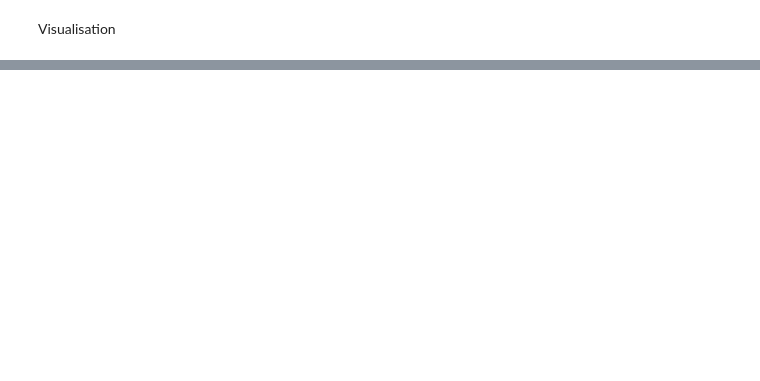
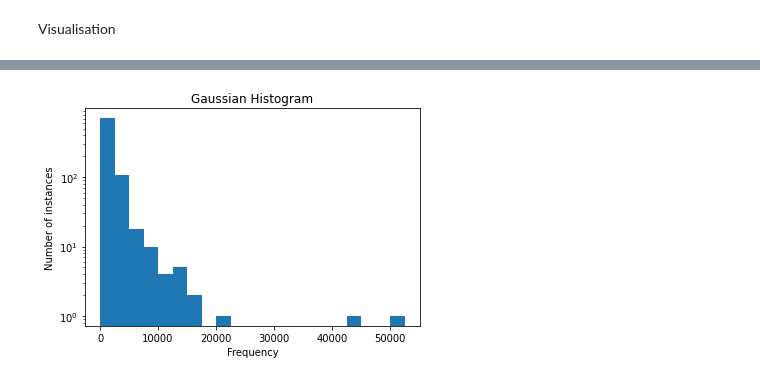
Before and after one commit to asfaqahmedkazi/IMDBProject, a Jupyter notebook: IMDb_Sentiment_Analysis.ipynb, the cells around one changed output, grey strips where cells are left out. Saved outputs shown, nothing was run; the diff lists cells and outputs as text; code cells hidden in the pictures; blank space fills up the shorter version.

```diff
--- a/IMDb_Sentiment_Analysis.ipynb
+++ b/IMDb_Sentiment_Analysis.ipynb
@@ -670,0 +687,17 @@ plt.show()
+# %%
+########################## Histogram Positive Train & Test set post feature selection ##################################
+
+# Creating an object for Count vectorizer and fitting it to positive dataset
+hist_cv = CountVectorizer(stop_words = 'english', analyzer='word')
+hist_pos = hist_cv.fit_transform(df_freq[df_freq.label.isin(['pos'])].review)
+
+# Visualising the histogram for positive reviews only from train and dataset
+data = hist_pos.sum(axis=0).tolist()
+binwidth = 2500
+plt.hist(data, bins=range(min(data[0]), max(data[0]) + binwidth, binwidth), log=True)
+plt.title("Gaussian Histogram")
+plt.xlabel("Frequency")
+plt.ylabel("Number of instances")
+plt.show()
+# %% [output]
+[figure, added]
```
Also changed, not shown: parts of 24 cells of this notebook.
